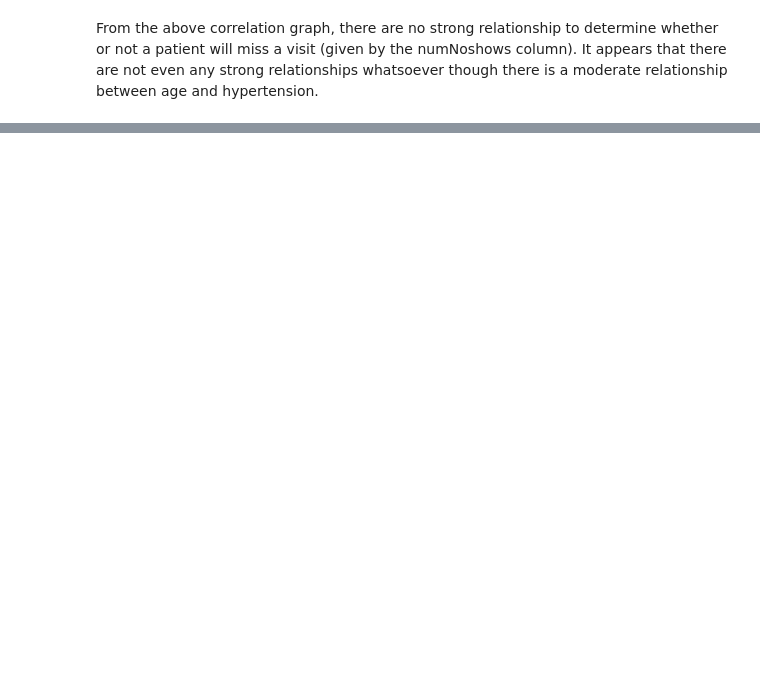
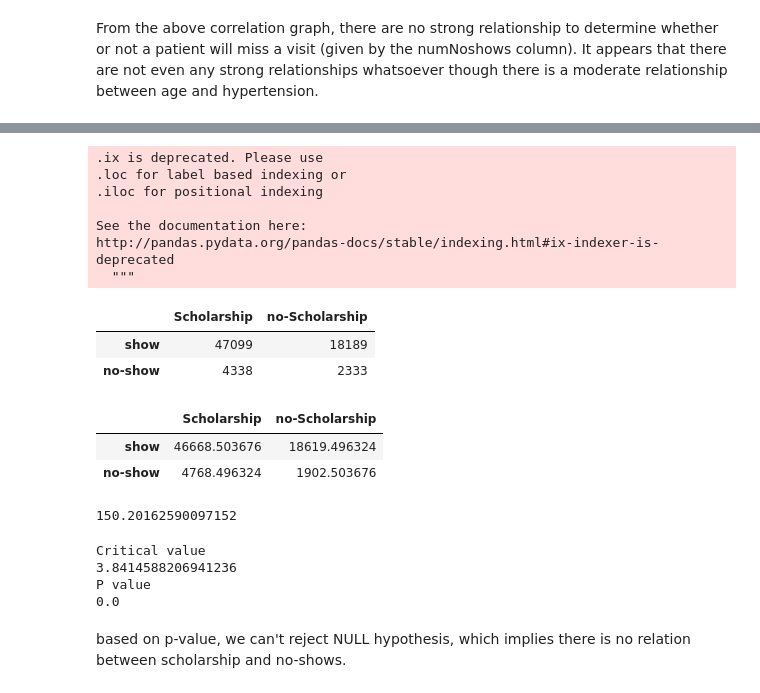
Before and after one commit to sandyabhat24/noShowup, a Jupyter notebook: noshowup.ipynb, the cells around one changed output, grey strips where cells are left out. Drawn from its saved outputs; the diff is of its cells as text; code cells hidden in the pictures; blank space fills up the shorter version.

```diff
--- a/noshowup.ipynb
+++ b/noshowup.ipynb
@@ -424,0 +631,57 @@ From the above correlation graph, there are no strong relationship to determine
+# %%
+Scholarship_tab = pd.crosstab(no_show['Scholarship'], no_show['numNoshow'], margins = True)
+Scholarship_tab.columns = ["Scholarship","no-Scholarship", "row_totals"]
+Scholarship_tab.index = ["show","no-show","col_totals"]
+
+observed =Scholarship_tab.ix[0:2,0:2]   # Get table without totals for later use
+observed
+# %% [output]
+.ix is deprecated. Please use
+.loc for label based indexing or
+.iloc for positional indexing
+
+See the documentation here:
+http://pandas.pydata.org/pandas-docs/stable/indexing.html#ix-indexer-is-deprecated
+  """
+|  | Scholarship | no-Scholarship |
+| show | 47099 | 18189 |
+| no-show | 4338 | 2333 |
+# %%
+count=no_show['SMS_received'].count()
+expected =  np.outer(Scholarship_tab["row_totals"][0:2],
+                     Scholarship_tab.ix["col_totals"][0:2]) / count
+expected = pd.DataFrame(expected)
+
+expected.columns = ["Scholarship","no-Scholarship"]
+expected.index = ["show","no-show"]
+
+expected
+# %% [output]
+|  | Scholarship | no-Scholarship |
+| show | 46668.503676 | 18619.496324 |
+| no-show | 4768.496324 | 1902.503676 |
+# %%
+chi_squared_stat = (((observed-expected)**2)/expected).sum().sum()
+
+print(chi_squared_stat)
+# %% [output]
+150.20162590097152
+# %%
+
+crit = stats.chi2.ppf(q = 0.95, # Find the critical value for 95% confidence
+                      df = 1)
+
+print("Critical value")
+print(crit)
+
+p_value = 1 - stats.chi2.cdf(x=chi_squared_stat,  # Find the p-value
+                             df=1)
+print("P value")
+print(p_value)
+# %% [output]
+Critical value
+3.8414588206941236
+P value
+0.0
+# %% [markdown]
+based on p-value, we can't  reject NULL hypothesis, which implies there is no relation between scholarship and no-shows.
```
Also changed, not shown: parts of 30 cells of this notebook.
